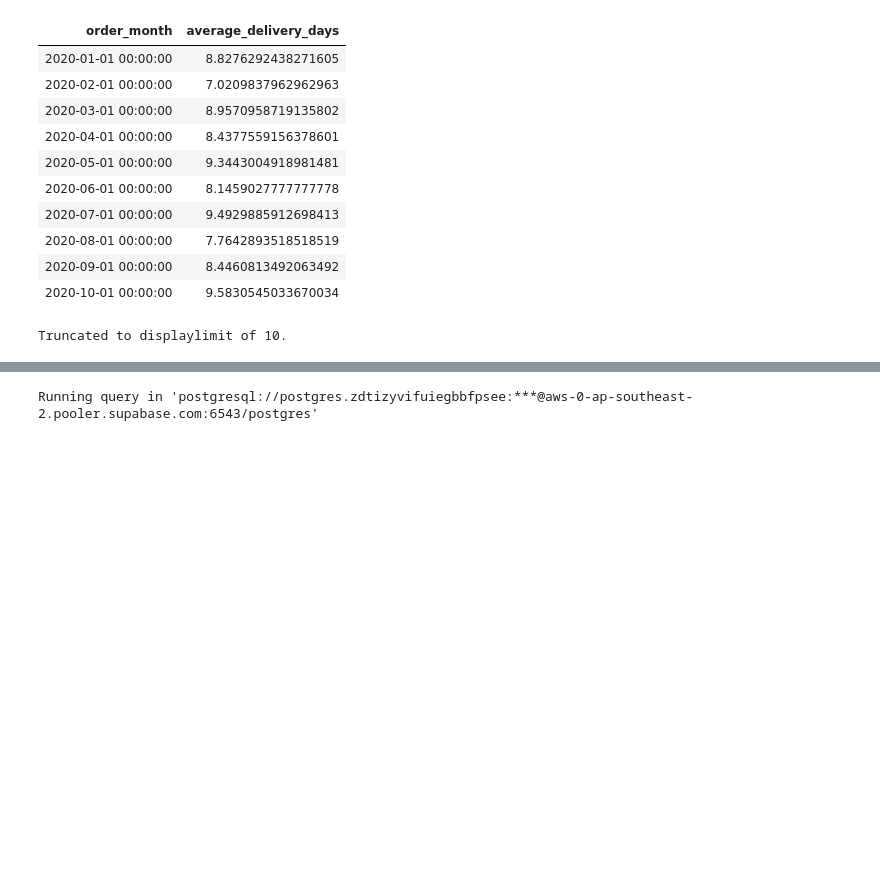
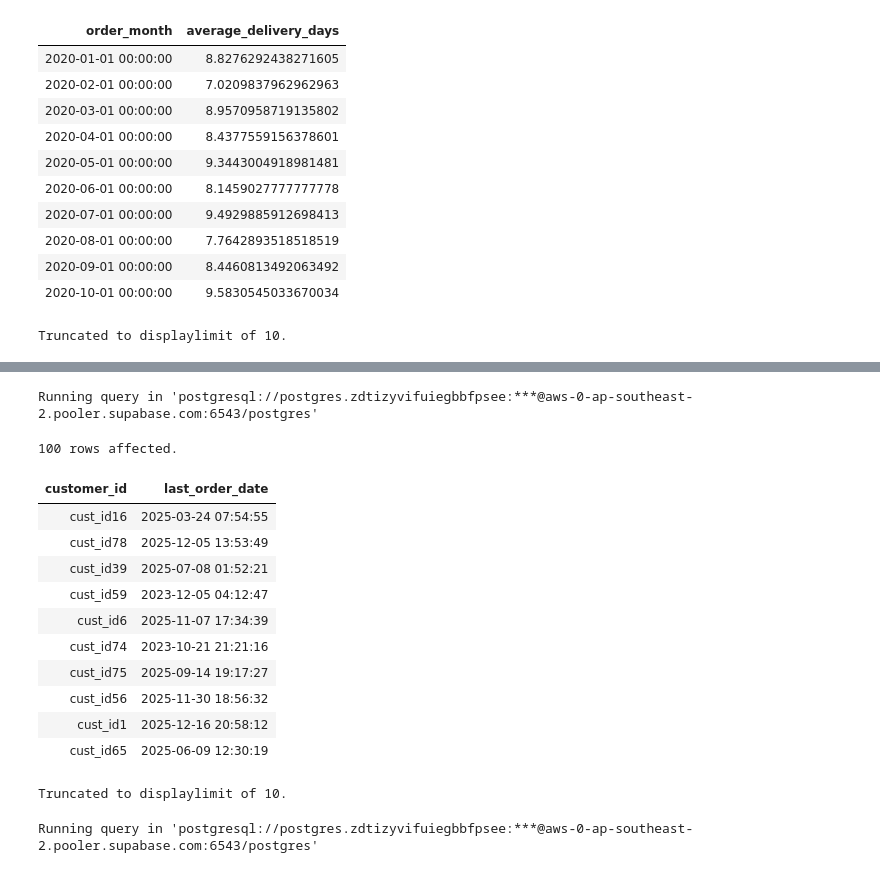
Before and after one commit to umesh-creates/sql_pandas_exercise_and_notes, a Jupyter notebook: retail_analysis exercise/date _and_time.ipynb, the cells around one changed output, grey strips where cells are left out. Cells and saved outputs as stored; diff of their text form; code cells hidden in the pictures; blank space fills up the shorter version.

```diff
--- a/retail_analysis exercise/date _and_time.ipynb
+++ b/retail_analysis exercise/date _and_time.ipynb
@@ -2028,3 +2097,24 @@ Truncated to displaylimit of 10.
+# %%
+%%sql
+SELECT customer_id, MAX(order_date) AS last_order_date
+FROM retail_analysis.orders
+GROUP BY customer_id
+HAVING MAX(order_date) <= CURRENT_DATE - INTERVAL '90 days';
+# %% [output]
+Running query in 'postgresql://postgres.zdtizyvifuiegbbfpsee:***@aws-0-ap-southeast-2.pooler.supabase.com:6543/postgres'
+100 rows affected.
+| customer_id | last_order_date |
+| cust_id16 | 2025-03-24 07:54:55 |
+| cust_id78 | 2025-12-05 13:53:49 |
+| cust_id39 | 2025-07-08 01:52:21 |
+| cust_id59 | 2023-12-05 04:12:47 |
+| cust_id6 | 2025-11-07 17:34:39 |
+| cust_id74 | 2023-10-21 21:21:16 |
+| cust_id75 | 2025-09-14 19:17:27 |
+| cust_id56 | 2025-11-30 18:56:32 |
+| cust_id1 | 2025-12-16 20:58:12 |
+| cust_id65 | 2025-06-09 12:30:19 |
+Truncated to displaylimit of 10.
 # %%
 %%sql
 SELECT * FROM retail_analysis.orders
```
Also changed, not shown: parts of 5 cells of this notebook.
